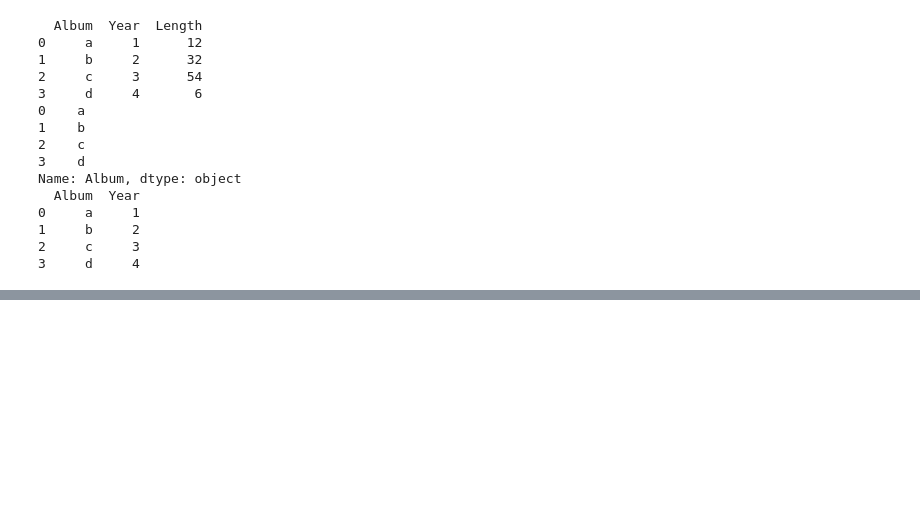
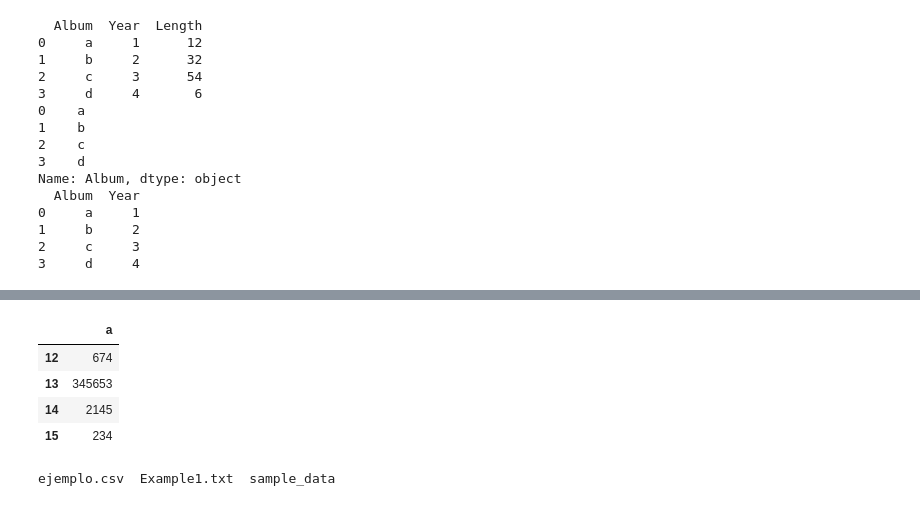
Before and after one commit to PosgradoMNA/actividades-de-aprendizaje-A01793108, a Jupyter notebook: Actividades de aprendizaje - Ciencia de Datos - IBM - Ricardo Robayo.ipynb, the cells around one changed output, grey strips where cells are left out. Drawn from its saved outputs; the diff is of its cells as text; code cells hidden in the pictures; blank space fills up the shorter version.

```diff
--- a/Actividades de aprendizaje - Ciencia de Datos - IBM - Ricardo Robayo.ipynb
+++ b/Actividades de aprendizaje - Ciencia de Datos - IBM - Ricardo Robayo.ipynb
@@ -720,0 +749,14 @@ Name: Album, dtype: object
+# %%
+ejemplo[ejemplo['a'] > 10]
+# %% [output]
+|  | a |
+| 12 | 674 |
+| 13 | 345653 |
+| 14 | 2145 |
+| 15 | 234 |
+# %%
+## para guardar csv
+ejemplo.to_csv('ejemplo.csv')
+!ls
+# %% [output]
+ejemplo.csv  Example1.txt  sample_data
```
Also changed, not shown: parts of 3 cells of this notebook.
